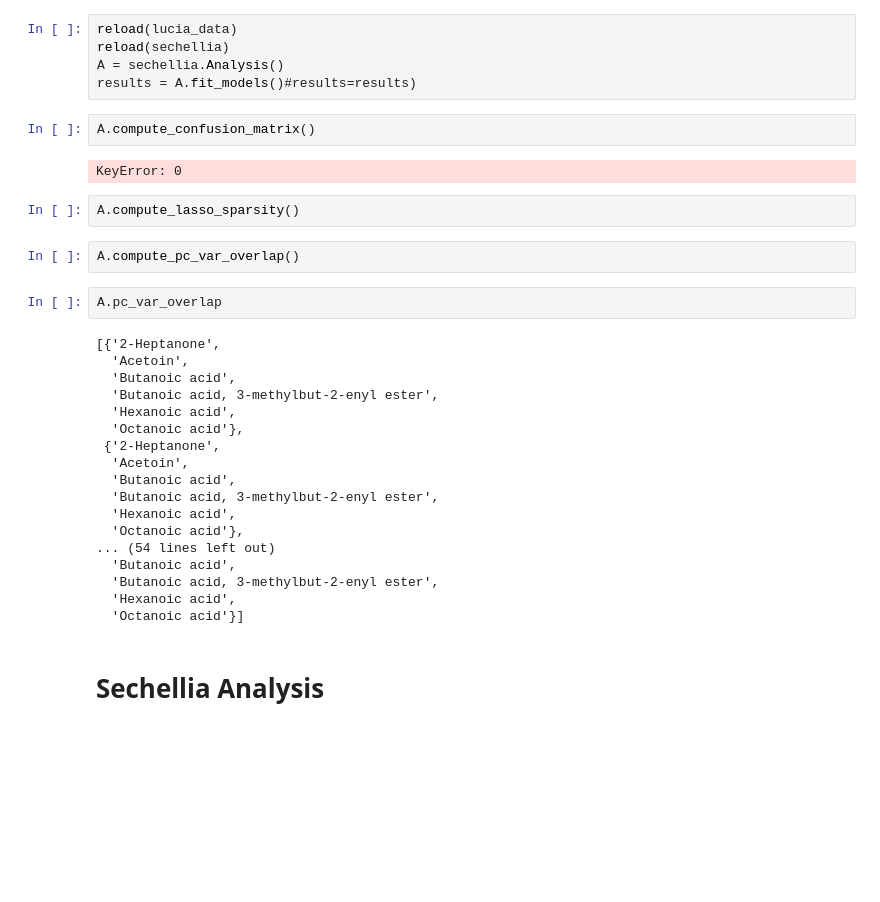
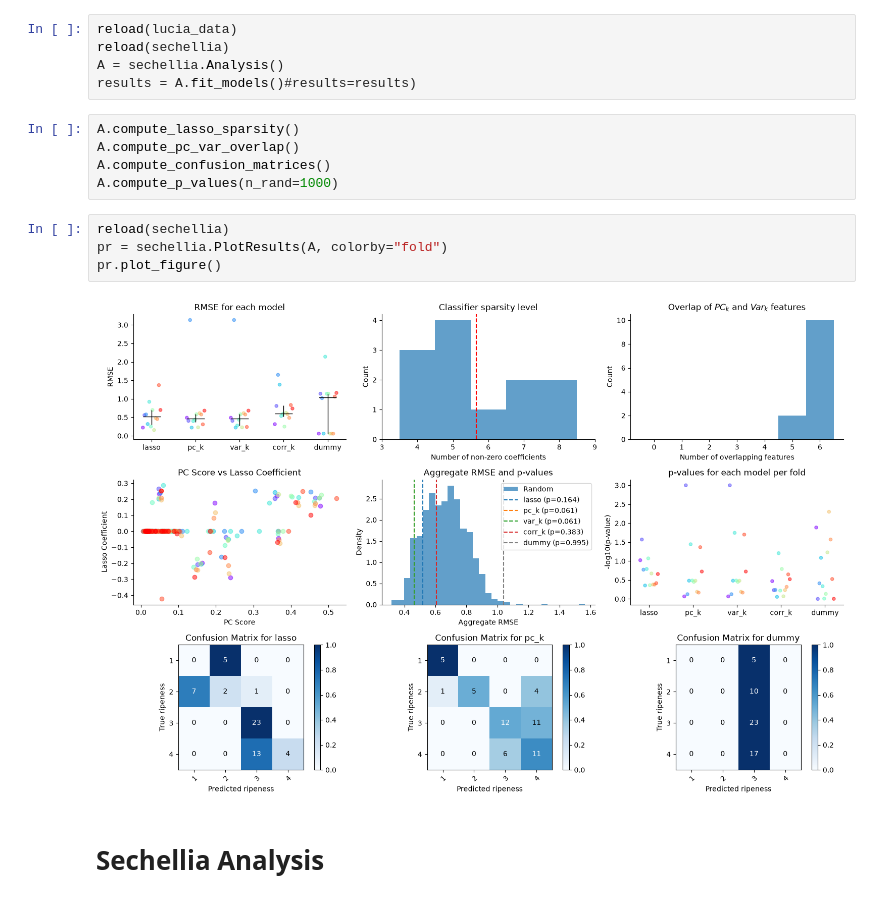
Before and after one commit to stootoon/lucia-natural-odour-stats, a Jupyter notebook: sechellia-demo.ipynb, the cells around one changed output. Drawn from its saved outputs; the diff is of its cells as text; blank space fills up the shorter version.

Commit message:
Initial plotting of panels done.

```diff
--- a/sechellia-demo.ipynb
+++ b/sechellia-demo.ipynb
@@ -35,34 +34,17 @@ reload(lucia_data)
 reload(sechellia)
 A = sechellia.Analysis()
 results = A.fit_models()#results=results)
-# %%
-A.compute_confusion_matrix()
-# %% [output]
-KeyError: 0
-# %%
-A.compute_lasso_sparsity()
-# %%
-A.compute_pc_var_overlap()
-# %%
-A.pc_var_overlap
-# %% [output]
-[{'2-Heptanone',
-  'Acetoin',
-  'Butanoic acid',
-  'Butanoic acid, 3-methylbut-2-enyl ester',
-  'Hexanoic acid',
-  'Octanoic acid'},
- {'2-Heptanone',
-  'Acetoin',
-  'Butanoic acid',
-  'Butanoic acid, 3-methylbut-2-enyl ester',
-  'Hexanoic acid',
-  'Octanoic acid'},
-... (54 lines left out)
-  'Butanoic acid',
-  'Butanoic acid, 3-methylbut-2-enyl ester',
-  'Hexanoic acid',
-  'Octanoic acid'}]
+# %%
+A.compute_lasso_sparsity()
+A.compute_pc_var_overlap()
+A.compute_confusion_matrices()
+A.compute_p_values(n_rand=1000)
+# %%
+reload(sechellia)
+pr = sechellia.PlotResults(A, colorby="fold")
+pr.plot_figure()
+# %% [output]
+[figure, added]
 # %% [markdown]
 # Sechellia Analysis
 # %% [markdown]
```
Also changed, not shown: parts of 1 cell of this notebook, 1 other file.
